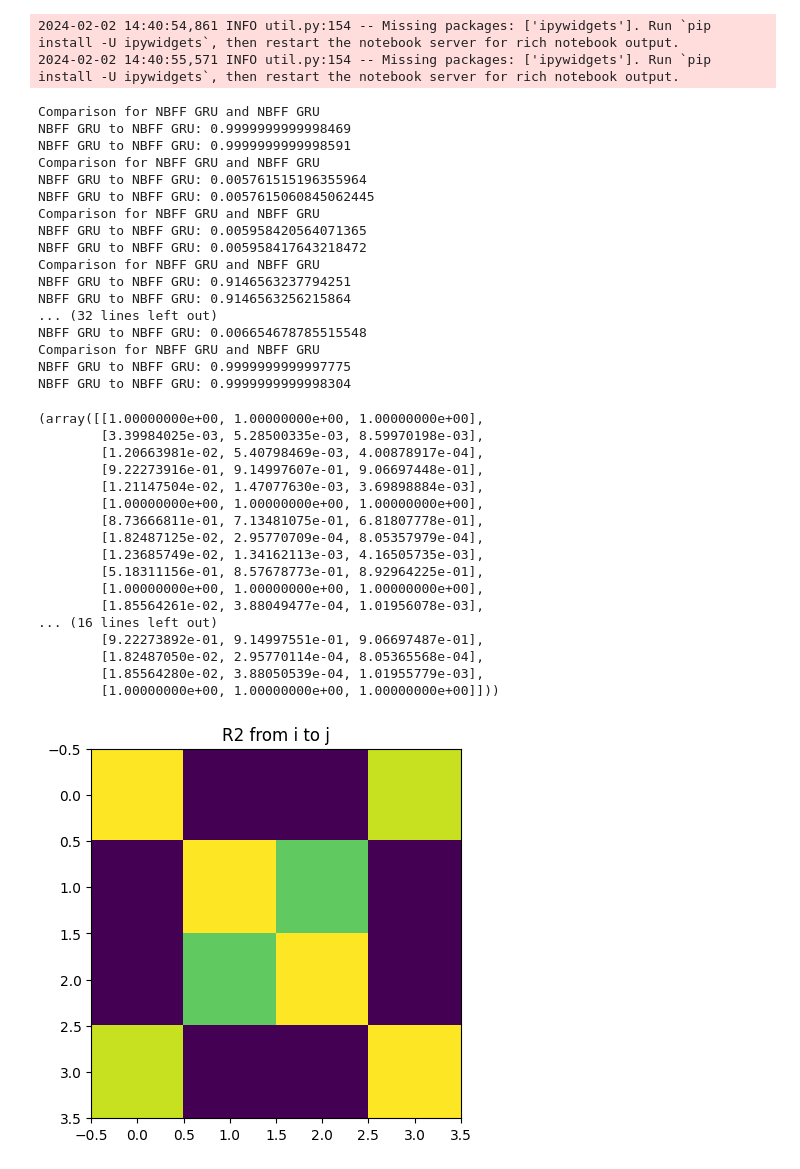
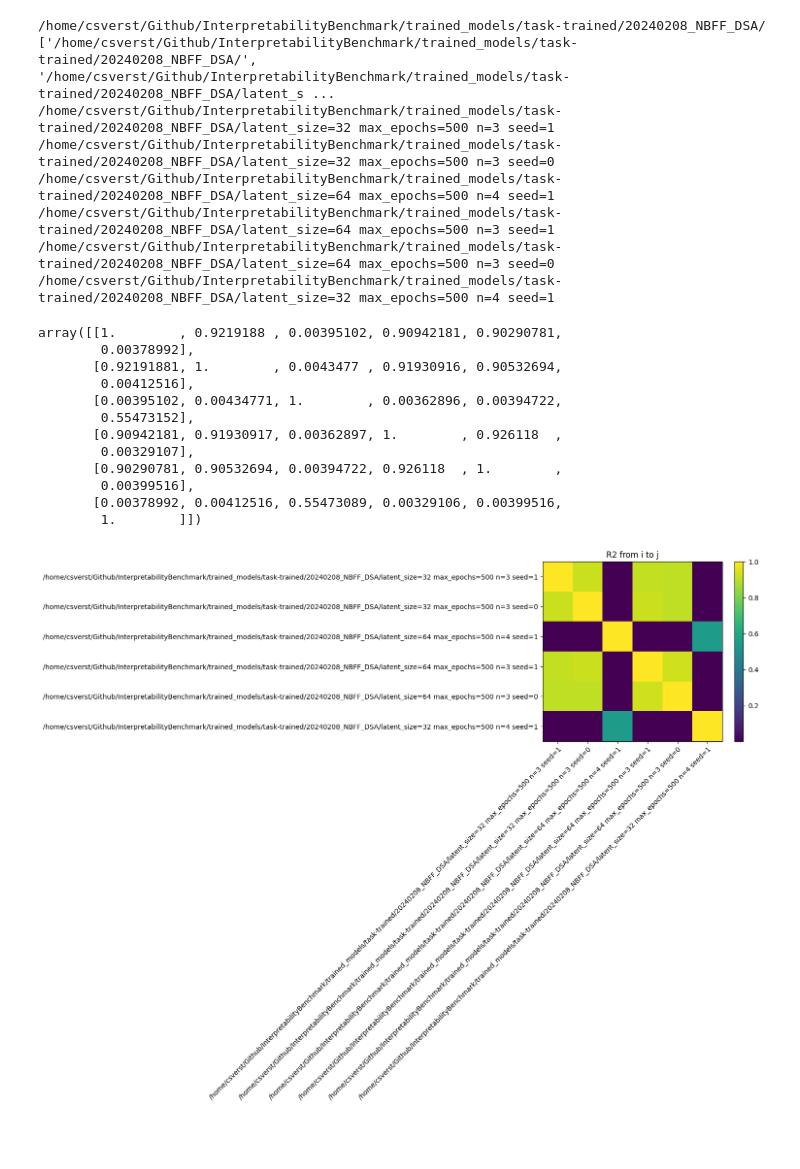
Before and after one commit to snel-repo/ComputationThruDynamicsBenchmark, a Jupyter notebook: examples/dev/DSA/DSATestingNotebook.ipynb, the cells around one changed output. Saved outputs shown, nothing was run; the diff lists cells and outputs as text; code cells hidden in the pictures; blank space fills up the shorter version.

```diff
--- a/examples/dev/DSA/DSATestingNotebook.ipynb
+++ b/examples/dev/DSA/DSATestingNotebook.ipynb
@@ -1,70 +1,54 @@
 # %%
-
 import os
-
 import dotenv
-
 from interpretability.comparison.analysis.dt.dt import Analysis_DT
 from interpretability.comparison.analysis.tt.tt import Analysis_TT
 from interpretability.comparison.comparison import Comparison
 
 dotenv.load_dotenv(override=True)
-TRAINED_MODEL_PATH = os.environ.get("TRAINED_MODEL_PATH")
+HOME_DIR = os.getenv("HOME_DIR")
+task_trained_path = HOME_DIR + "trained_models/task-trained/20240208_NBFF_DSA/"
 # %%
 # Load the analysis
-# CHANGE THESE PATHS TO MATCH YOUR RUNS
-tt_GRU = TRAINED_MODEL_PATH + ("task-trained/20240202_DSA_GRU_Comparison/")
-
-# List subdirectories in the path
+tt_GRU = task_trained_path
+print(tt_GRU)
 subdirs = [x[0] for x in os.walk(tt_GRU)]
+print(subdirs)
 analysis_list = []
 for subdir in subdirs[1:]:
-    analysis_list.append(Analysis_TT(run_name="NBFF GRU", filepath = subdir + "/"))
-
+    print(subdir)
+    analysis_list.append(Analysis_TT(run_name=subdir.split('/')[-1], filepath = subdir + "/"))
 
 # %%
 comp = Comparison()
 for analysis in analysis_list:
     comp.load_analysis(analysis)
 
-comp.compare_latents()
 
 # comp.compare_dynamics_DSA()
 # %% [output]
-2024-02-02 14:40:54,861 INFO util.py:154 -- Missing packages: ['ipywidgets']. Run `pip install -U ipywidgets`, then restart the notebook server for rich notebook output.
-2024-02-02 14:40:55,571 INFO util.py:154 -- Missing packages: ['ipywidgets']. Run `pip install -U ipywidgets`, then restart the notebook server for rich notebook output.
+/home/csverst/Github/InterpretabilityBenchmark/trained_models/task-trained/20240208_NBFF_DSA/
+['/home/csverst/Github/InterpretabilityBenchmark/trained_models/task-trained/20240208_NBFF_DSA/', '/home/csverst/Github/InterpretabilityBenchmark/trained_models/task-trained/20240208_NBFF_DSA/latent_s ...
+/home/csverst/Github/InterpretabilityBenchmark/trained_models/task-trained/20240208_NBFF_DSA/latent_size=32 max_epochs=500 n=3 seed=1
+/home/csverst/Github/InterpretabilityBenchmark/trained_models/task-trained/20240208_NBFF_DSA/latent_size=32 max_epochs=500 n=3 seed=0
+/home/csverst/Github/InterpretabilityBenchmark/trained_models/task-trained/20240208_NBFF_DSA/latent_size=64 max_epochs=500 n=4 seed=1
+/home/csverst/Github/InterpretabilityBenchmark/trained_models/task-trained/20240208_NBFF_DSA/latent_size=64 max_epochs=500 n=3 seed=1
+/home/csverst/Github/InterpretabilityBenchmark/trained_models/task-trained/20240208_NBFF_DSA/latent_size=64 max_epochs=500 n=3 seed=0
+/home/csverst/Github/InterpretabilityBenchmark/trained_models/task-trained/20240208_NBFF_DSA/latent_size=32 max_epochs=500 n=4 seed=1
-Comparison for NBFF GRU and NBFF GRU
-NBFF GRU to NBFF GRU: 0.9999999999998469
-NBFF GRU to NBFF GRU: 0.9999999999998591
-Comparison for NBFF GRU and NBFF GRU
-NBFF GRU to NBFF GRU: 0.005761515196355964
-NBFF GRU to NBFF GRU: 0.0057615060845062445
-Comparison for NBFF GRU and NBFF GRU
-NBFF GRU to NBFF GRU: 0.005958420564071365
-NBFF GRU to NBFF GRU: 0.005958417643218472
-Comparison for NBFF GRU and NBFF GRU
-NBFF GRU to NBFF GRU: 0.9146563237794251
-NBFF GRU to NBFF GRU: 0.9146563256215864
-... (32 lines left out)
-NBFF GRU to NBFF GRU: 0.006654678785515548
-Comparison for NBFF GRU and NBFF GRU
-NBFF GRU to NBFF GRU: 0.9999999999997775
-NBFF GRU to NBFF GRU: 0.9999999999998304
-(array([[1.00000000e+00, 1.00000000e+00, 1.00000000e+00],
-        [3.39984025e-03, 5.28500335e-03, 8.59970198e-03],
-        [1.20663981e-02, 5.40798469e-03, 4.00878917e-04],
-        [9.22273916e-01, 9.14997607e-01, 9.06697448e-01],
-        [1.21147504e-02, 1.47077630e-03, 3.69898884e-03],
-        [1.00000000e+00, 1.00000000e+00, 1.00000000e+00],
-        [8.73666811e-01, 7.13481075e-01, 6.81807778e-01],
-        [1.82487125e-02, 2.95770709e-04, 8.05357979e-04],
-        [1.23685749e-02, 1.34162113e-03, 4.16505735e-03],
-        [5.18311156e-01, 8.57678773e-01, 8.92964225e-01],
-        [1.00000000e+00, 1.00000000e+00, 1.00000000e+00],
-        [1.85564261e-02, 3.88049477e-04, 1.01956078e-03],
-... (16 lines left out)
-        [9.22273892e-01, 9.14997551e-01, 9.06697487e-01],
-        [1.82487050e-02, 2.95770114e-04, 8.05365568e-04],
-        [1.85564280e-02, 3.88050539e-04, 1.01955779e-03],
-        [1.00000000e+00, 1.00000000e+00, 1.00000000e+00]]))
-[figure, removed]
+# %%
+
+comp.compare_state_r2()
+# %% [output]
+array([[1.        , 0.9219188 , 0.00395102, 0.90942181, 0.90290781,
+        0.00378992],
+       [0.92191881, 1.        , 0.0043477 , 0.91930916, 0.90532694,
+        0.00412516],
+       [0.00395102, 0.00434771, 1.        , 0.00362896, 0.00394722,
+        0.55473152],
+       [0.90942181, 0.91930917, 0.00362897, 1.        , 0.926118  ,
+        0.00329107],
+       [0.90290781, 0.90532694, 0.00394722, 0.926118  , 1.        ,
+        0.00399516],
+       [0.00378992, 0.00412516, 0.55473089, 0.00329106, 0.00399516,
+        1.        ]])
+[figure, added]
```
Also changed, not shown: 14 other files.
